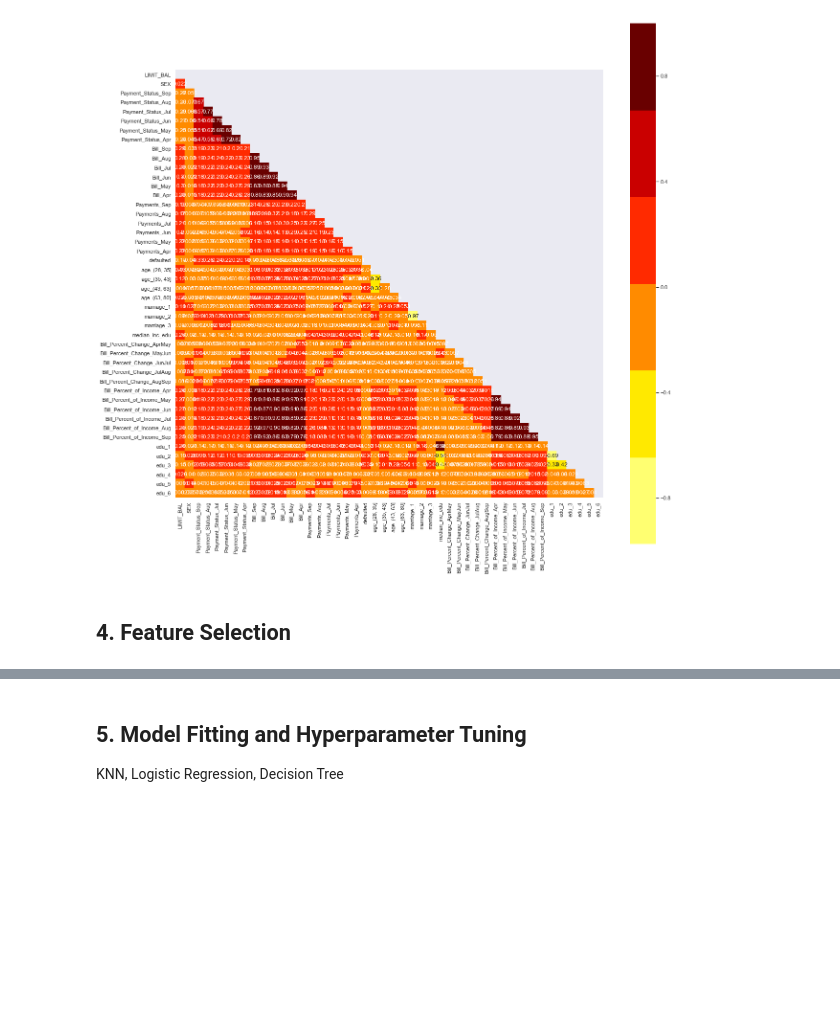
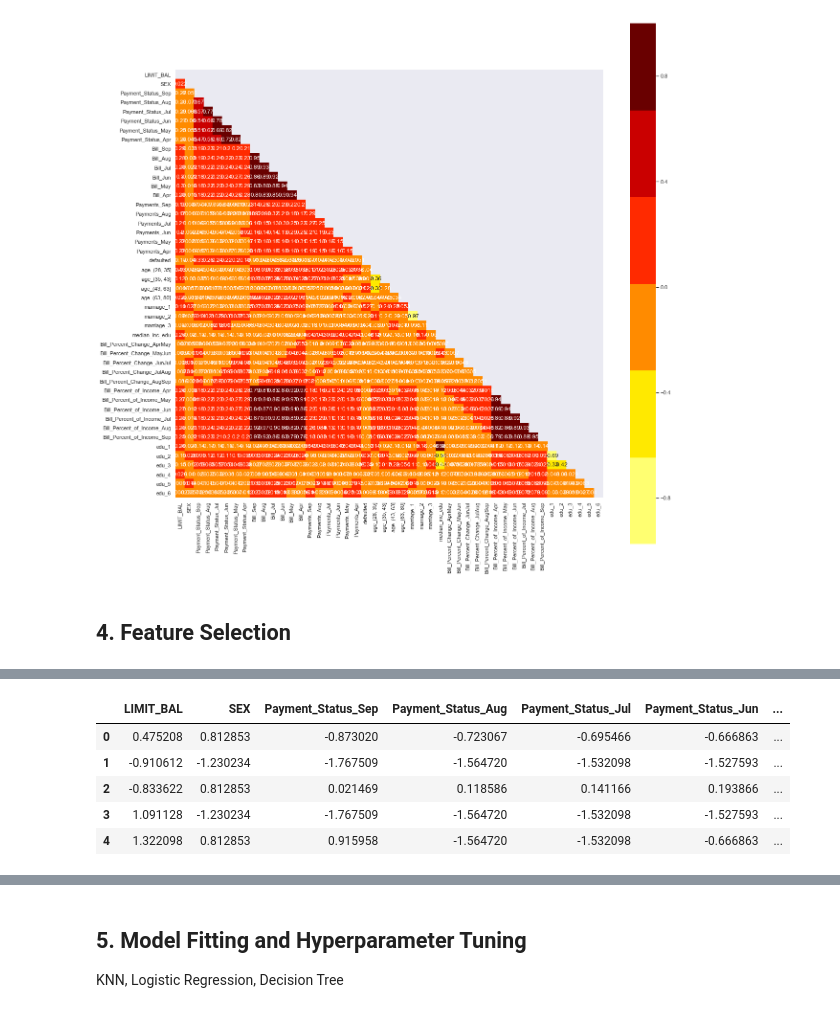
Before and after one commit to DIGITALFRANK/classification_lab, a Jupyter notebook: classification-assessment-mini-project.ipynb, the cells around one changed output, grey strips where cells are left out. Saved outputs shown, nothing was run; the diff lists cells and outputs as text; code cells hidden in the pictures; blank space fills up the shorter version.

```diff
--- a/classification-assessment-mini-project.ipynb
+++ b/classification-assessment-mini-project.ipynb
@@ -344,6 +365,15 @@ SelectKBest(k=20, score_func=<function f_regression at 0x...>)
 # %%
 selected_columns = X_train.columns[selector.get_support()]
 removed_columns = X_train.columns[~selector.get_support()]
+# %%
+X_train.head()
+# %% [output]
+|  | LIMIT_BAL | SEX | Payment_Status_Sep | Payment_Status_Aug | Payment_Status_Jul | Payment_Status_Jun | ... |
+| 0 | 0.475208 | 0.812853 | -0.873020 | -0.723067 | -0.695466 | -0.666863 | ... |
+| 1 | -0.910612 | -1.230234 | -1.767509 | -1.564720 | -1.532098 | -1.527593 | ... |
+| 2 | -0.833622 | 0.812853 | 0.021469 | 0.118586 | 0.141166 | 0.193866 | ... |
+| 3 | 1.091128 | -1.230234 | -1.767509 | -1.564720 | -1.532098 | -1.527593 | ... |
+| 4 | 1.322098 | 0.812853 | 0.915958 | -1.564720 | -1.532098 | -0.666863 | ... |
 # %%
 list(selected_columns)
 # %% [output]
```
Also changed, not shown: parts of 34 cells of this notebook.
